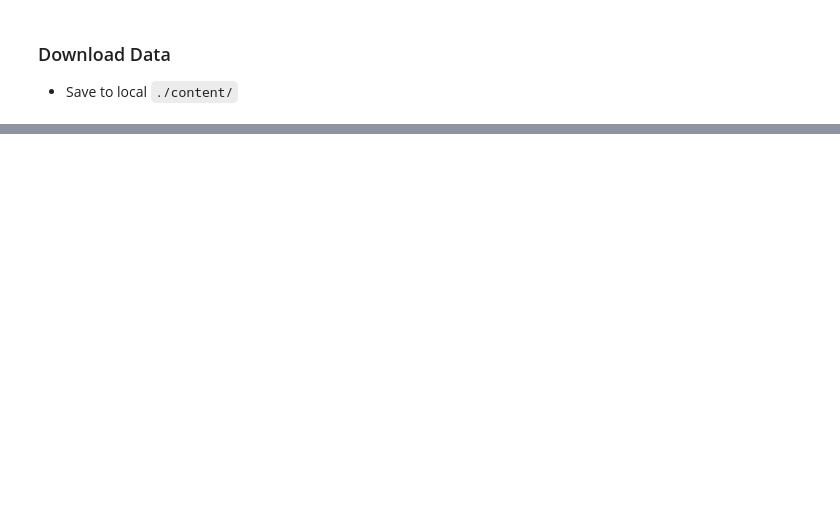
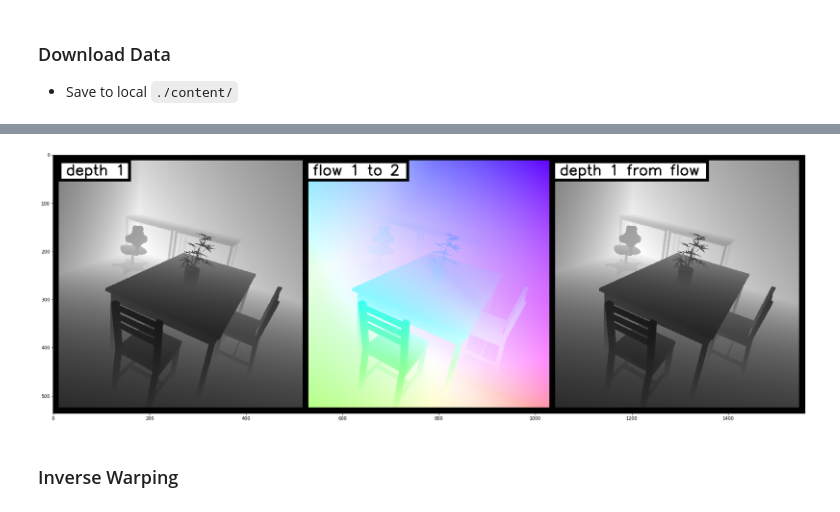
Before and after one commit to lukexyz/ivy_notebooks, a Jupyter notebook: notebooks/00_ivy_vision.ipynb, the cells around one changed output, grey strips where cells are left out. Cells and saved outputs as stored; diff of their text form; code cells hidden in the pictures; blank space fills up the shorter version.

```diff
--- a/notebooks/00_ivy_vision.ipynb
+++ b/notebooks/00_ivy_vision.ipynb
@@ -348,0 +409,20 @@ ImportError: module ivy.tensorflow not in sys.modules
+# %%
+# Required Matric Formats
+cam1to2_full_mat_homo = ivy.matmul(cam2_geom.full_mats_homo, cam1_geom.inv_full_mats_homo)
+cam1to2_full_mat = cam1to2_full_mat_homo[..., 0:3, :]
+full_mats_homo = ivy.concatenate((ivy.expand_dims(cam1_geom.full_mats_homo, 0),
+                                  ivy.expand_dims(cam2_geom.full_mats_homo, 0)), 0)
+full_mats = full_mats_homo[..., 0:3, :]
+# %%
+# optical flow
+flow1to2 = ivy_vision.flow_from_depth_and_cam_mats(ds_pixel_coords1, cam1to2_full_mat)
+# %%
+# depth again
+depth1_from_flow = ivy_vision.depth_from_flow_and_cam_mats(flow1to2, full_mats)
+# %%
+# Show
+show_flow_and_depth_images(depth1, flow1to2, depth1_from_flow, depth_limits)
+# %% [output]
+[figure, added]
+# %% [markdown]
+### Inverse Warping
```
Also changed, not shown: parts of 26 cells of this notebook.
